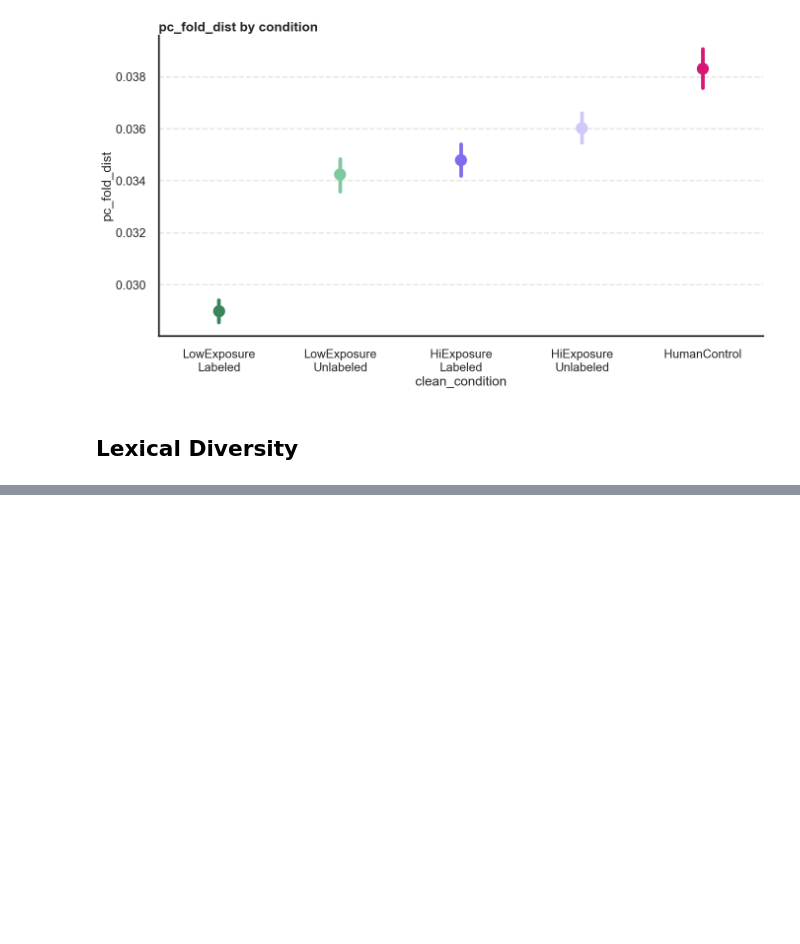
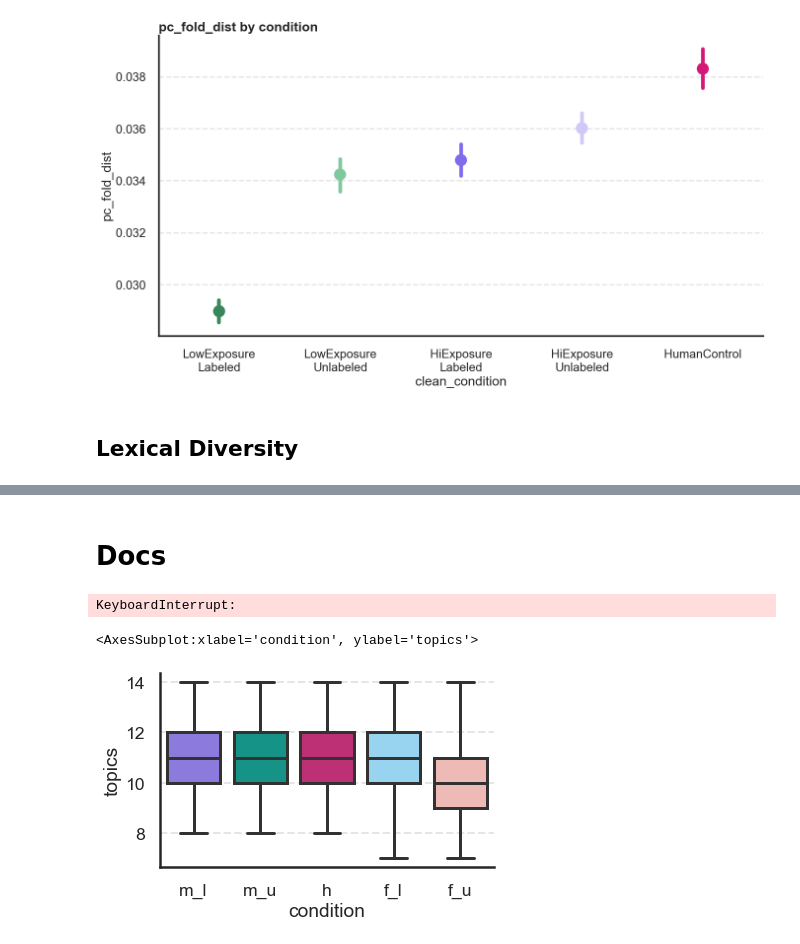
Before and after one commit to josh-ashkinaze/net_create, a Jupyter notebook: scripts/analyze_experiment/diversity_metrics.ipynb, the cells around one changed output, grey strips where cells are left out. Cells and saved outputs as stored; diff of their text form; code cells hidden in the pictures; blank space fills up the shorter version.

```diff
--- a/scripts/analyze_experiment/diversity_metrics.ipynb
+++ b/scripts/analyze_experiment/diversity_metrics.ipynb
@@ -710,0 +744,40 @@ We conducted a Kruskal Wallis test and found shannon_e_dist differed by clean_co
+# %% [markdown]
+# Docs
+# %%
+%%capture
+
+from gsdmm.gsdmm import MovieGroupProcess
+from nltk.corpus import stopwords
+from nltk.tokenize import word_tokenize
+
+def remove_stopwords(text):
+    stop_words = set(stopwords.words('english'))
+    word_tokens = word_tokenize(text)
+    filtered_text = [word for word in word_tokens if word not in stop_words]
+    return filtered_text
+
+def fit_gsdmm(docs, alpha, beta,  seed, upper_bound=20):
+    np.random.seed(seed)
+    docs = [remove_stopwords(x) for x in docs]
+    vocabulary = [word for doc in docs for word in doc]
+    vocab_size = len(set(vocabulary))
+    mgp = MovieGroupProcess(K=upper_bound, alpha=alpha, beta=beta, n_iters=30)
+    mgp.fit(docs,vocab_size=vocab_size)
+    return len(set(mgp.cluster_doc_count))
+
+def process_iteration(tdf, seed):
+    np.random.seed(seed)
+    alpha = np.random.choice([0.5, 1, 1.5])
+    beta = np.random.choice([1.5, 1, 0.5])
+    df2 = tdf.groupby(by=['clean_condition', 'condition', 'item'])['response_text'].apply(lambda x: list(x)).reset_index()
+    df2['topics'] = df2['response_text'].apply(lambda x: fit_gsdmm(x, alpha, beta, seed))
+    return df2
+
+cluster_results = pd.concat([process_iteration(df, i) for i in range(50)])
+# %% [output]
+KeyboardInterrupt:
+# %%
+sns.boxplot(data=cluster_results, x='condition', y='topics')
+# %% [output]
+<AxesSubplot:xlabel='condition', ylabel='topics'>
+[figure, added]
```
Also changed, not shown: parts of 11 cells of this notebook.
